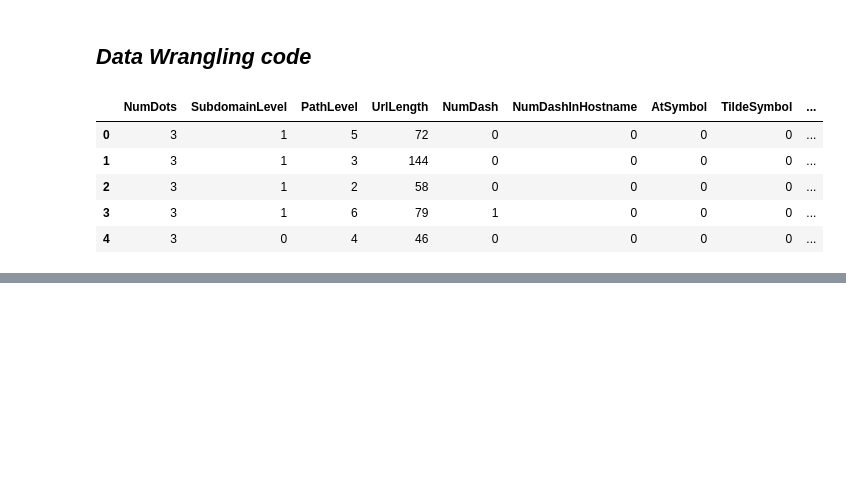
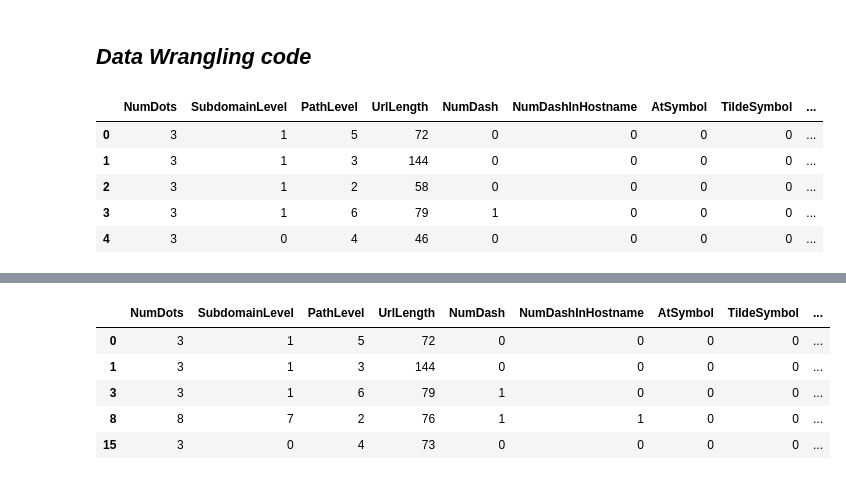
Before and after one commit to QaziSaim/Phishing-Domain-Detection, a Jupyter notebook: notebook/PhishingClassifierProject.ipynb, the cells around one changed output, grey strips where cells are left out. Cells and saved outputs as stored; diff of their text form; code cells hidden in the pictures; blank space fills up the shorter version.

```diff
--- a/notebook/PhishingClassifierProject.ipynb
+++ b/notebook/PhishingClassifierProject.ipynb
@@ -272,0 +356,10 @@ df.head()
+# %%
+# Average and min and max url length
+df[df['UrlLength']>=df['UrlLength'].mean()].head(5)
+# %% [output]
+|  | NumDots | SubdomainLevel | PathLevel | UrlLength | NumDash | NumDashInHostname | AtSymbol | TildeSymbol | ... |
+| 0 | 3 | 1 | 5 | 72 | 0 | 0 | 0 | 0 | ... |
+| 1 | 3 | 1 | 3 | 144 | 0 | 0 | 0 | 0 | ... |
+| 3 | 3 | 1 | 6 | 79 | 1 | 0 | 0 | 0 | ... |
+| 8 | 8 | 7 | 2 | 76 | 1 | 1 | 0 | 0 | ... |
+| 15 | 3 | 0 | 4 | 73 | 0 | 0 | 0 | 0 | ... |
```
Also changed, not shown: parts of 17 cells of this notebook, 1 other file.
